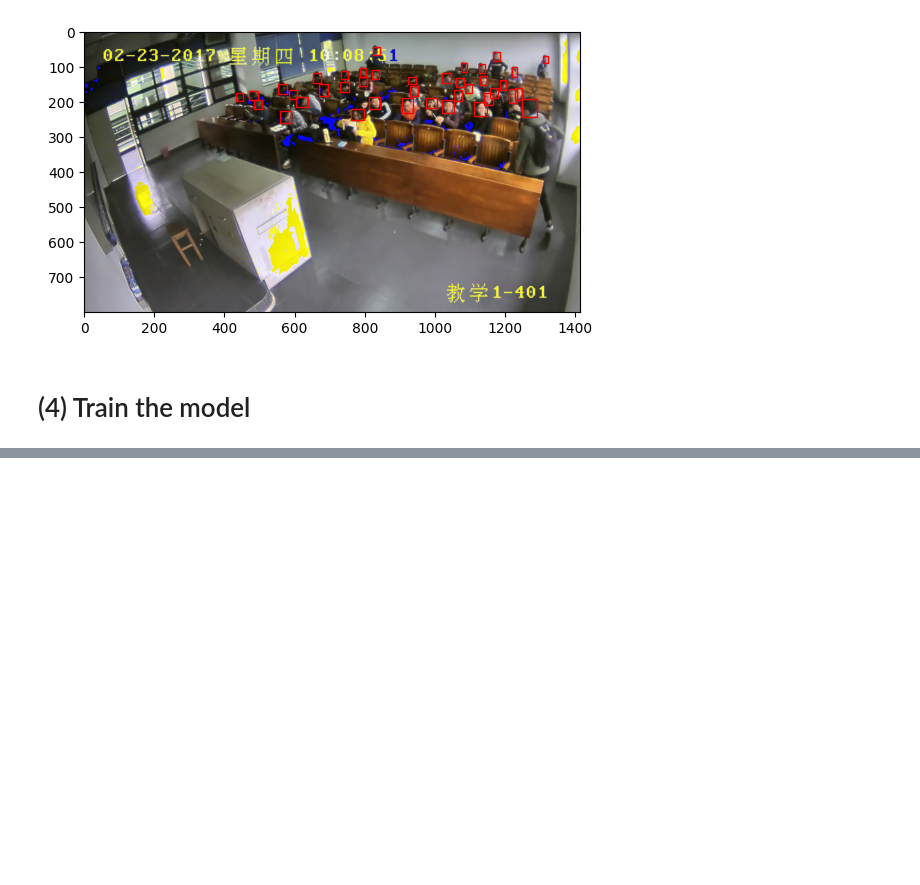
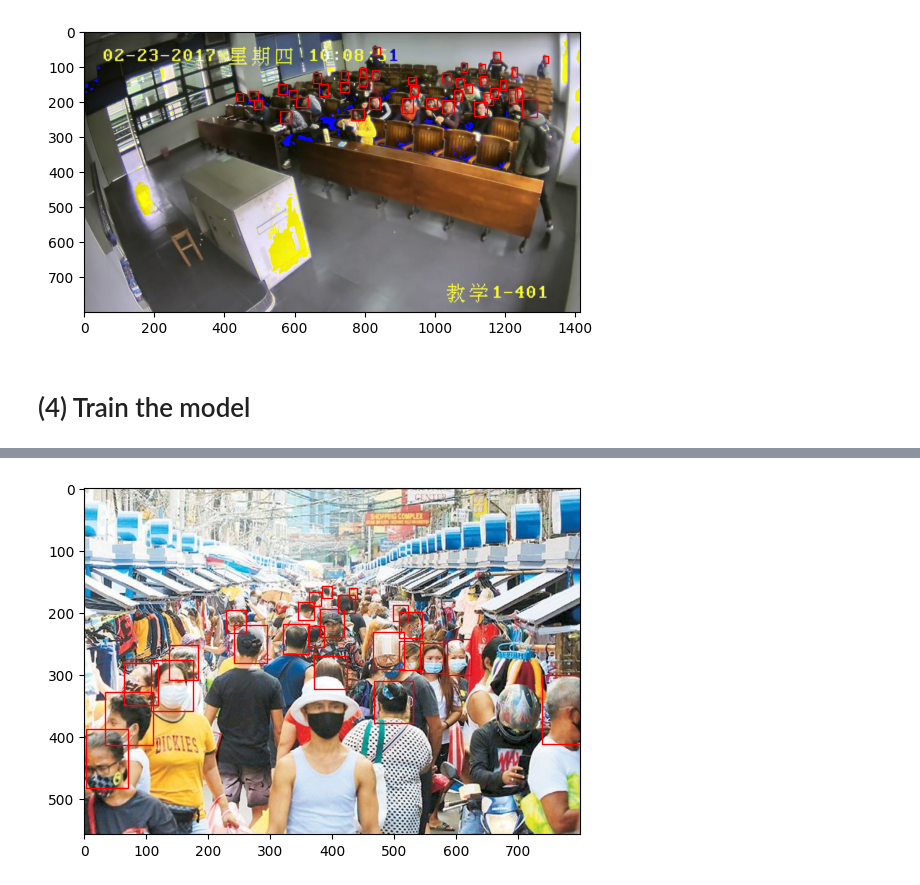
Before and after one commit to spoluan/SCUT_HEAD_object_detection, a Jupyter notebook: SCUT-HEAD_detection.ipynb, the cells around one changed output, grey strips where cells are left out. Cells and saved outputs as stored; diff of their text form; code cells hidden in the pictures; blank space fills up the shorter version.

```diff
--- a/SCUT-HEAD_detection.ipynb
+++ b/SCUT-HEAD_detection.ipynb
@@ -229,0 +324,10 @@ model.save("saved_model/model_A_&_B.model")
+# %%
+transf = transforms.Compose([transforms.ToTensor(), transforms.ToPILImage()])
+# %%
+img_inp = transf(real_image)
+# %%
+real_pred = model.predict(img_inp)
+# %%
+visualize.show_labeled_image(img_inp, filter_boxes(real_pred, b_prob=0.5))
+# %% [output]
+[figure, added]
```
Also changed, not shown: parts of 21 cells of this notebook.
